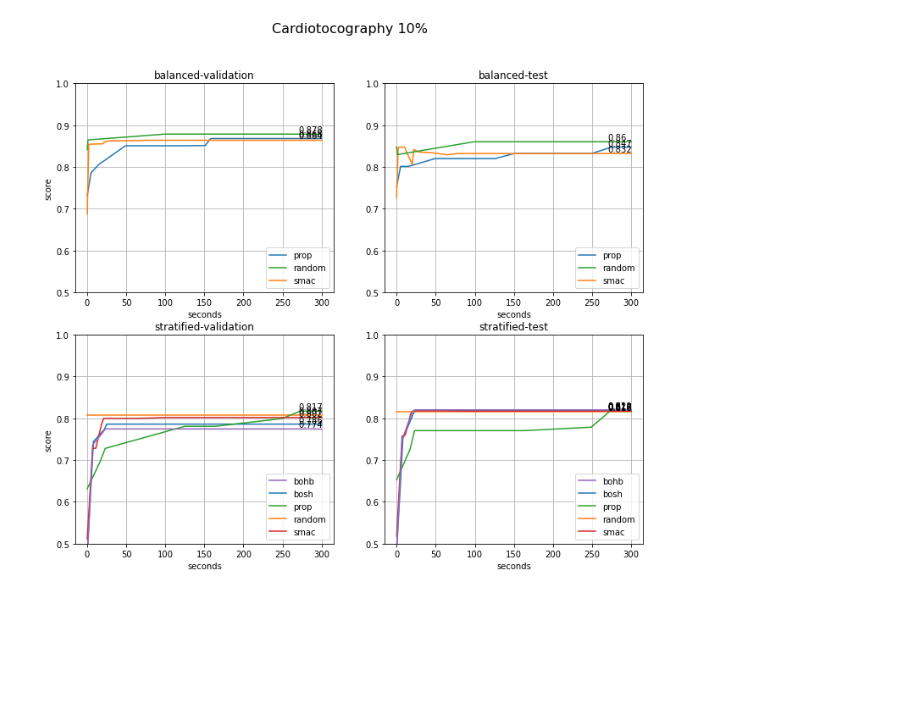
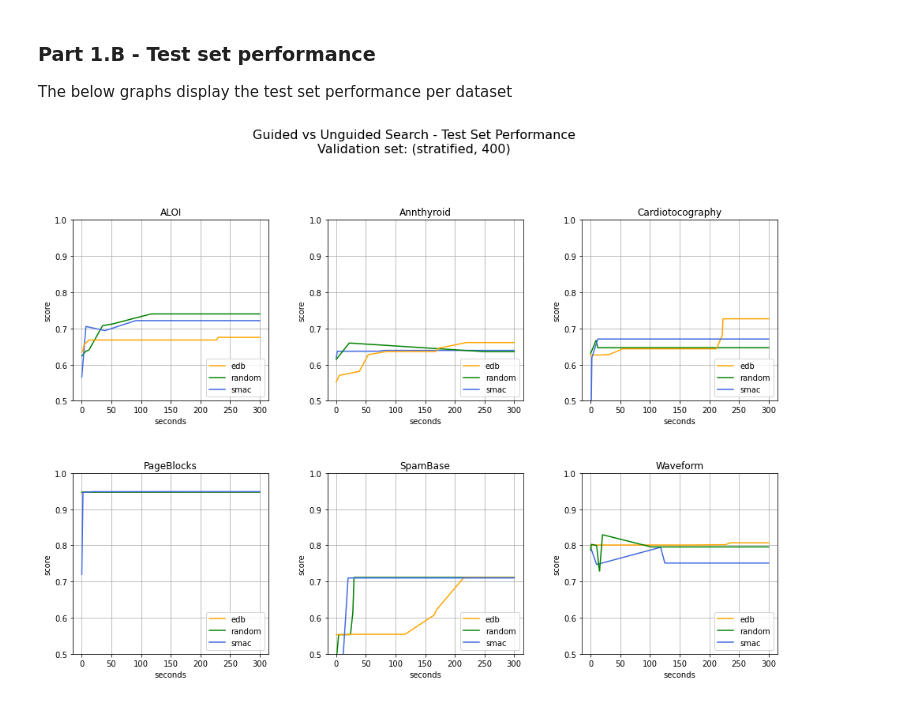
Before and after one commit to johnantonn/cash-for-unsupervised-ad, a Jupyter notebook: src/notebooks/visualize_results.ipynb, the cells around one changed output. Drawn from its saved outputs; the diff is of its cells as text; code cells hidden in the pictures; blank space fills up the shorter version.

```diff
--- a/src/notebooks/visualize_results.ipynb
+++ b/src/notebooks/visualize_results.ipynb
@@ -22,65 +90,12 @@ total_budget = 300 # total budget used during search
+# %% [markdown]
+### Part 1.B - Test set performance
+The below graphs display the test set performance per dataset
 # %%
-# Figure
-fig, ((ax1, ax2), (ax3, ax4)) = plt.subplots(2, 2, figsize=(12, 10))
-fig_title = d_name
-fig.suptitle(fig_title, fontsize=16)
-# Plots loop
-path = os.path.join(Path.cwd().parent, 'output', dirname, 'performance')
-for file in os.listdir(path):
-    label = file.split('_')[2]
-    df = pd.read_csv(os.path.join(path, file), parse_dates=['Timestamp'])
-    # validation score
-    x = (df.Timestamp-df.Timestamp[0]).apply(td.total_seconds)
-    x.at[x.shape[0]] = total_budget
-    yval = df.single_best_optimization_score
-    yval.at[yval.shape[0]] = yval.at[yval.shape[0]-1]
-    # test score
-    ytest = df.single_best_test_score
-    ytest.at[ytest.shape[0]] = ytest.at[ytest.shape[0]-1]
-    if 'balanced' in file:
-        ax1.plot(x, yval, label=label)
-        ax1.set_ylim([0.5, 1.])
-        ax1.set_xlabel('seconds')
-        ax1.set_ylabel('score')
-        ax1.set_title('balanced-validation')
-        ax1.grid()
-        x_ann = 0.9 * x.iloc[-1]
-        y_ann = float("{0:.3f}".format(yval.iloc[-1]))
-        ax1.annotate((y_ann), (x_ann,1.005*y_ann))
-        ax2.plot(x, ytest, label=label)
-        ax2.set_ylim([0.5, 1.])
-        ax2.set_xlabel('seconds')
-        ax2.set_title('balanced-test')
-        ax2.grid()
-        y_ann = float("{0:.3f}".format(ytest.iloc[-1]))
-        ax2.annotate((y_ann), (x_ann,1.005*y_ann))
-        for ax in [ax1, ax2]:
-            handles, labels = ax.get_legend_handles_labels()
-            labels, handles = zip(
-                *sorted(zip(labels, handles), key=lambda t: t[0]))
-            ax.legend(handles, labels, loc='lower right')
-    elif 'stratified' in file:
-        ax3.plot(x, yval, label=label)
-        ax3.set_ylim([0.5, 1.])
-        ax3.set_xlabel('seconds')
-        ax3.set_ylabel('score')
-        ax3.set_title('stratified-validation')
-        ax3.grid()
-        x_ann = 0.9 * x.iloc[-1]
-        y_ann = float("{0:.3f}".format(yval.iloc[-1]))
-        ax3.annotate((y_ann), (x_ann,1.005*y_ann))
-        ax4.plot(x, ytest, label=label)
-        ax4.set_ylim([0.5, 1.])
-        ax4.set_xlabel('seconds')
-        ax4.set_title('stratified-test')
-        ax4.grid()
-        y_ann = float("{0:.3f}".format(ytest.iloc[-1]))
-        ax4.annotate((y_ann), (x_ann,1.005*y_ann))
-        for ax in [ax3, ax4]:
-            handles, labels = ax.get_legend_handles_labels()
-            labels, handles = zip(
-                *sorted(zip(labels, handles), key=lambda t: t[0]))
-            ax.legend(handles, labels, loc='lower right')
+# Plots of performance on test set
+fig = plt.figure(figsize=(16, 16))
+fig.suptitle('Guided vs Unguided Search - Test Set Performance\nValidation set: ({}, {})'.format(h1_validation_strategy, h1_validation_size), fontsize=16)
+fig.subplots_adjust(wspace=0.3, hspace=0.4) # space between plots
+plot_h1_results('test')
 # %% [output]
-[figure, old version]
+[figure, new version]
 # %% [markdown]
```
Also changed, not shown: parts of 24 cells of this notebook.
